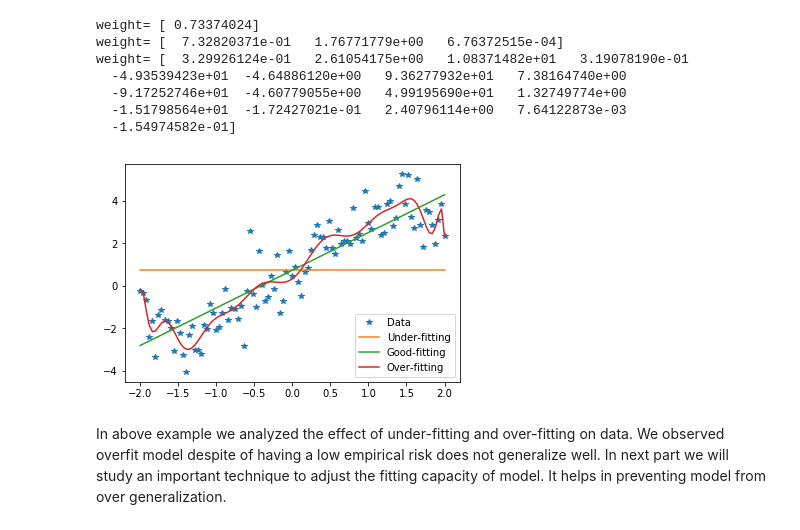
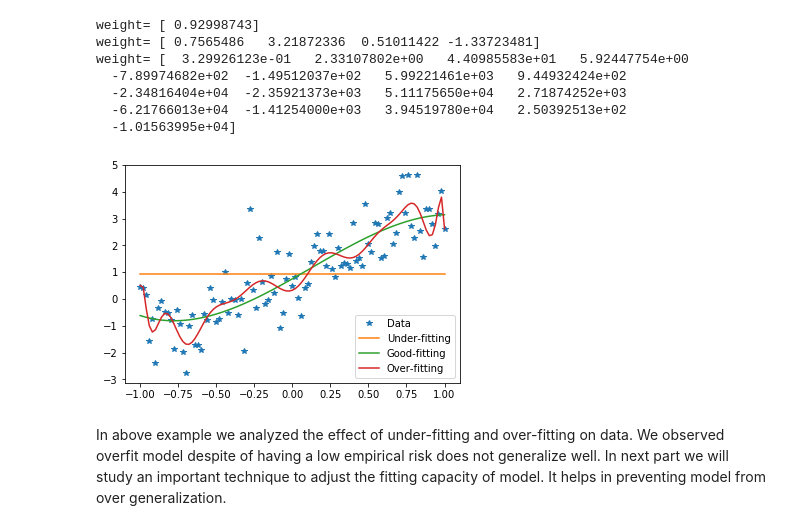
Before and after one commit to SmartDataAnalytics/Knowledge-Graph-Analysis-Programming-Exercises, a Jupyter notebook: Exercise_03/exercise-3.ipynb, the cells around one changed output. Cells and saved outputs as stored; diff of their text form; code cells hidden in the pictures.

```diff
--- a/Exercise_03/exercise-3.ipynb
+++ b/Exercise_03/exercise-3.ipynb
@@ -37,9 +41,11 @@ import math
 seed = 123456789
 np.random.seed(seed)
 
+# Define Some function to approximate
 def y(x, w1, w2, w3, mu=0, sigma=1):
-    return w1*np.sin(x) + w2*np.cos(x) + w3 + np.random.normal(mu,sigma,1)[0]
+    return w1*np.sin(x) + w2*np.cos(x) + w3 + np.random.normal(mu,sigma,len(x))
 
+# Generate Polynomial features
 def polynomial_features(x,pow):
     temp = x
     for i in range(pow-1):
@@ -50,51 +56,56 @@ def prediction(params, x):
     pred = 0
     for i in range(len(params)):
         pred += params[i]*math.pow(x,i)
     return pred
-#Data with N points
+
+# Data with N points
 N = 101
-data_Y = np.empty(N)
-data_X = np.linspace(-2,2,N)
-for i in range(N):
-    data_Y[i] = y(x=data_X[i], w1=2.89, w2 = 0.5, w3=0.4)
-
+# Generate Some
+data_X = np.linspace(-1,1,N)
+data_Y = y(data_X, w1=2.89, w2 = 0.5, w3=0.4)
 
 def fit_model(degree, data_X):
     X = [np.ones(N)]
     for i in range(1,degree):
         X.append(polynomial_features(data_X, i))
-    #X Matrix wit polynomial features, N X M
-    X = np.array(X).T
-    W = np.dot(np.dot(np.linalg.pinv(np.dot(X.T,X)), X.T), data_Y) #solution
+    # X Matrix with polynomial features M X N
+    # 1st Closed form expression
+    X = np.array(X)
+    W = np.dot(data_Y,np.dot(X.T,np.linalg.pinv(np.dot(X,X.T))))
+    # X Matrix with polynomial features, N X M
+    # 2nd Closed form expression
+    # X = np.array(X).T
+    # W = np.dot(np.dot(np.linalg.pinv(np.dot(X.T,X)), X.T), data_Y)
     print('weight=',W)
     predicted_Y = [prediction(W,x) for x in data_X]
     return predicted_Y
 
 # Plot Data
 plt.plot(data_X,data_Y,'*')
 
 #Underfit
 predicted_Y1 = fit_model(1, data_X)
 plt.plot(data_X, predicted_Y1)
 
 #Goodfit
-predicted_Y2 = fit_model(3, data_X)
+predicted_Y2 = fit_model(4, data_X)
+
 plt.plot(data_X, predicted_Y2)
 
 #Overfit
 predicted_Y3 = fit_model(17, data_X)
 plt.plot(data_X,predicted_Y3)
 plt.legend(('Data','Under-fitting','Good-fitting','Over-fitting'), loc='lower right')
 plt.show()
 # %% [output]
-weight= [ 0.73374024]
-weight= [  7.32820371e-01   1.76771779e+00   6.76372515e-04]
-weight= [  3.29926124e-01   2.61054175e+00   1.08371482e+01   3.19078190e-01
-  -4.93539423e+01  -4.64886120e+00   9.36277932e+01   7.38164740e+00
-  -9.17252746e+01  -4.60779055e+00   4.99195690e+01   1.32749774e+00
-  -1.51798564e+01  -1.72427021e-01   2.40796114e+00   7.64122873e-03
-  -1.54974582e-01]
+weight= [ 0.92998743]
+weight= [ 0.7565486   3.21872336  0.51011422 -1.33723481]
+weight= [  3.29926123e-01   2.33107802e+00   4.40985583e+01   5.92447754e+00
+  -7.89974682e+02  -1.49512037e+02   5.99221461e+03   9.44932424e+02
+  -2.34816404e+04  -2.35921373e+03   5.11175650e+04   2.71874252e+03
+  -6.21766013e+04  -1.41254000e+03   3.94519780e+04   2.50392513e+02
+  -1.01563995e+04]
-[figure, old version]
+[figure, new version]
 # %% [markdown]
 In above example we analyzed the effect of under-fitting and over-fitting on data. We observed overfit model despite of having a low empirical risk does not generalize well.
 In next part we will study an important technique to adjust the fitting capacity of model. It helps in preventing model from over generalization.
```
Also changed, not shown: parts of 11 cells of this notebook.
